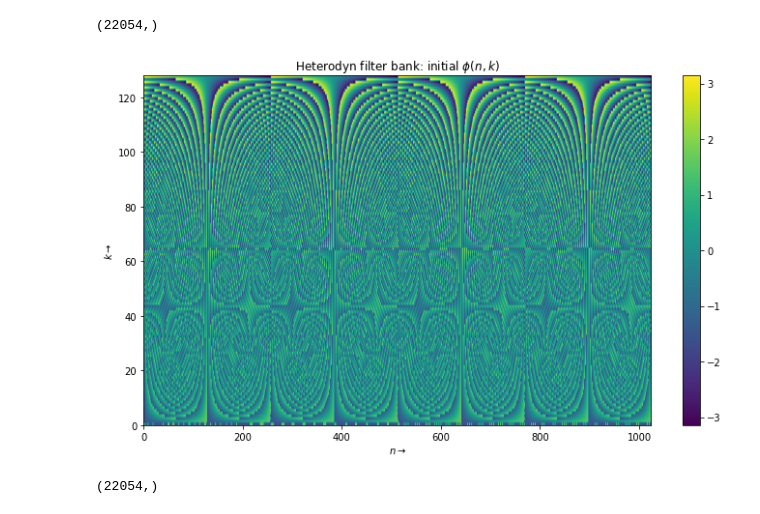
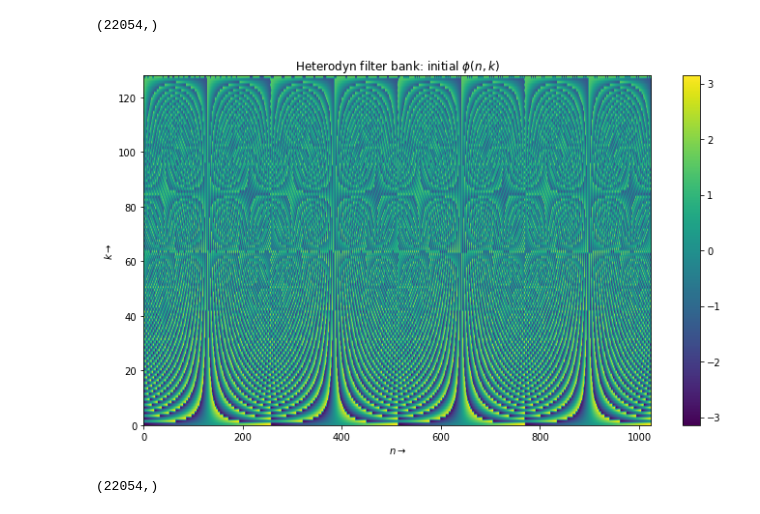
Before and after one commit to gbfelgas/coe780-topics-in-audio-signal-processing, a Jupyter notebook: chap07/VX_het_nothing.ipynb, the cells around one changed output. Saved outputs shown, nothing was run; the diff lists cells and outputs as text; code cells hidden in the pictures.

```diff
--- a/chap07/VX_het_nothing.ipynb
+++ b/chap07/VX_het_nothing.ipynb
@@ -34,14 +34,19 @@ for k in range(1, n_channel + 1):
 # %%
 plt.figure(figsize=(10, 6))
 plt.subplot(111)
-plt.imshow(np.angle(np.conj(het.T)), extent=[0, s_block, 0, n_channel], aspect='auto')
+plt.imshow(
+    np.conj(np.angle(het).T),
+    extent=[0, s_block, 0, n_channel],
+    aspect='auto',
+    origin='lower'
+)
 plt.title(r'Heterodyn filter bank: initial $\phi(n,k)$')
 plt.xlabel(r'$n \rightarrow$')
 plt.ylabel(r'$k \rightarrow$')
 plt.colorbar()
 plt.tight_layout()
 # %% [output]
-[figure, old version]
+[figure, new version]
 # %%
 pin  = 0
 pend = len(DAFx_in) - s_block
```
Also changed, not shown: parts of 1 cell of this notebook.
